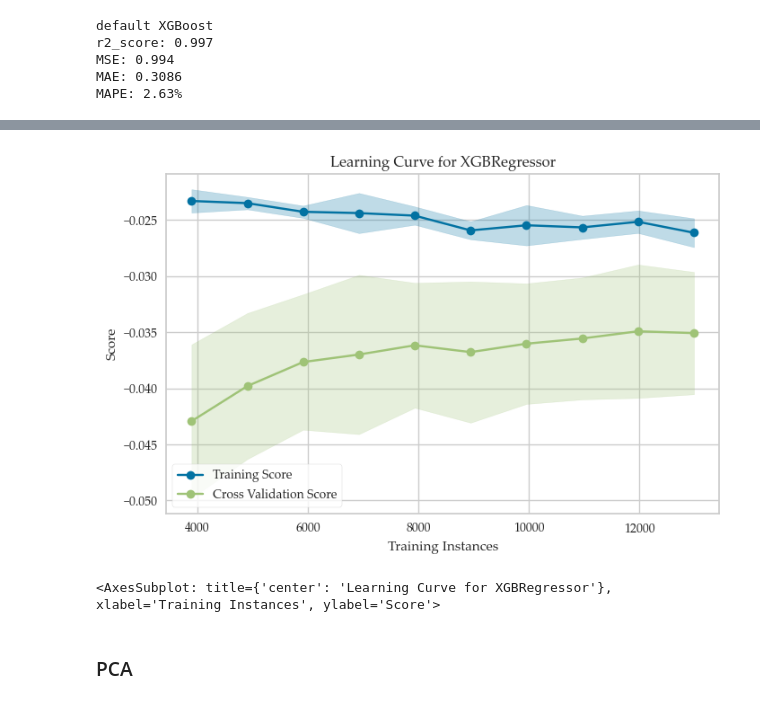
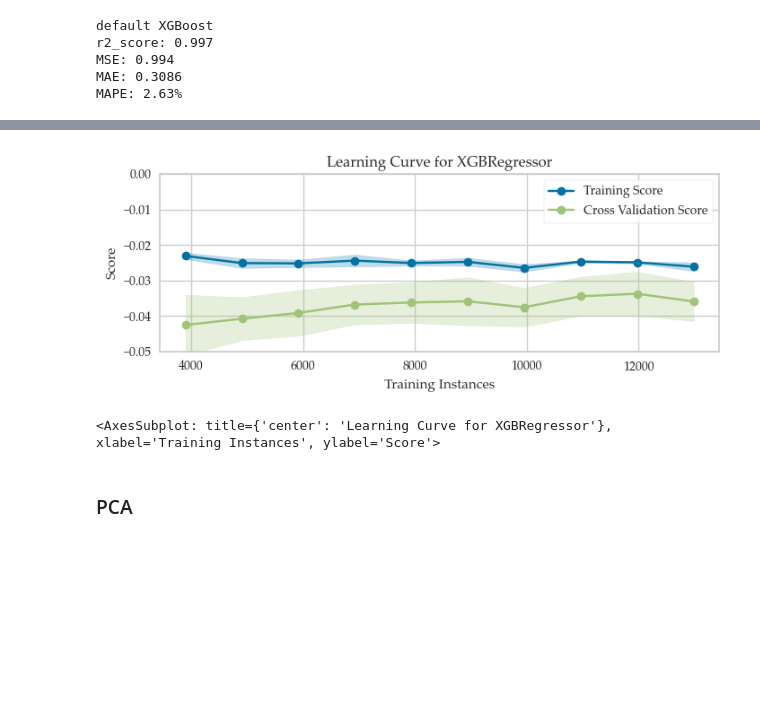
Before and after one commit to caapel/SOFC, a Jupyter notebook: SOFC_analisys.ipynb, the cells around one changed output, grey strips where cells are left out. Cells and saved outputs as stored; diff of their text form; code cells hidden in the pictures; blank space fills up the shorter version.

```diff
--- a/SOFC_analisys.ipynb
+++ b/SOFC_analisys.ipynb
@@ -432,24 +432,25 @@ graph
 # %%
 # Plotting learning curve for XGBoost regressor
 cv = ShuffleSplit(n_splits=5, random_state=random_state)
 sizes = np.linspace(0.3, 1.0, 10)
 plt.figure(figsize=(8,6))
 visualizer = LearningCurve(XGB_best,
                            cv=cv,
                            scoring='neg_mean_absolute_percentage_error',
-                           train_sizes=sizes, n_jobs=-1, size=(720, 480))
+                           train_sizes=sizes, n_jobs=-1, size=(720, 300))
 
 visualizer.fit(X_std,y)
 
+plt.ylim(-0.05, 0)
 plt.title('Learning Curve for XGBRegressor')
 plt.xlabel('Training Instances')
 plt.ylabel('Score')
 plt.legend()
 plt.tight_layout()
 plt.savefig('pictures/Learning_Curve_for_XGBR.png', dpi = 300, transparent = True)
 visualizer.show()
 # %% [output]
-[figure, old version]
+[figure, new version]
 <AxesSubplot: title={'center': 'Learning Curve for XGBRegressor'}, xlabel='Training Instances', ylabel='Score'>
 # %% [markdown]
 ### PCA
```
Also changed, not shown: parts of 40 cells of this notebook, 1 other file.
